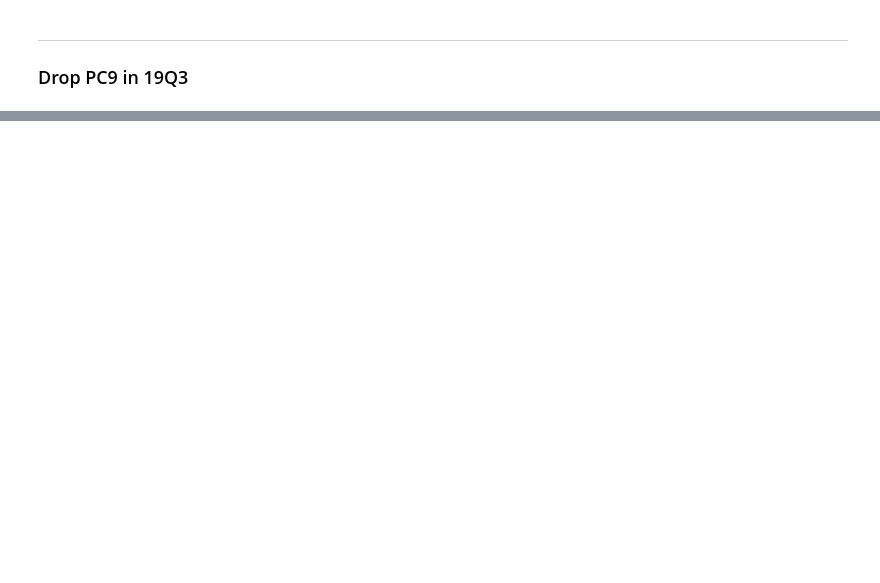
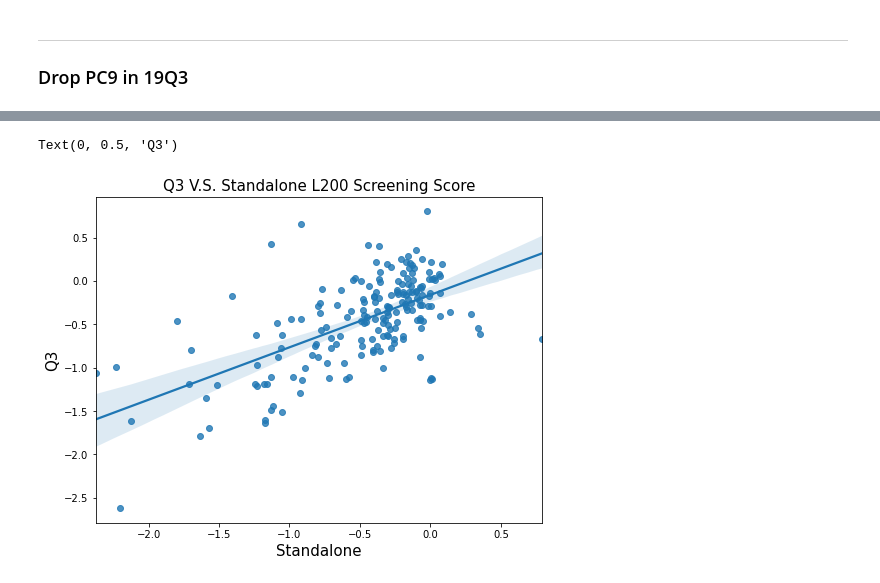
Before and after one commit to pritchardlabatpsu/cga_app, a Jupyter notebook: notebooks/R8-format_external_data-YR.ipynb, the cells around one changed output, grey strips where cells are left out. Saved outputs shown, nothing was run; the diff lists cells and outputs as text; code cells hidden in the pictures; blank space fills up the shorter version.

```diff
--- a/notebooks/R8-format_external_data-YR.ipynb
+++ b/notebooks/R8-format_external_data-YR.ipynb
@@ -106 +103,3 @@ df_l200['landmark.pseudo'] = l200_gene
+# %%
+df_l200.columns = ['landmark','PC9.1','PC9.2','mean','gene.type','scaled.score']
 # %%
@@ -141,9 +140,21 @@ PTPLB
 # %%
-### Change gene names in 19q3 and 14(dropped pc9) -- read data
+### Create stand alone l200 q3q4 file
 out_q3_dir = '../data/DepMap_DROP_PC9/19Q3'
 out_q4_dir = '../data/DepMap_DROP_PC9/19Q4'
-df_ref19q3_pc9 = pd.read_csv(os.path.join(out_q3_dir,'Achilles_gene_effect.csv'), index_col = 0)
-df_ref19q4_pc9 = pd.read_csv(os.path.join(out_q4_dir,'Achilles_gene_effect.csv'), index_col = 0)
+
+standalone_q3_dir = '../data/DepMap_PC9_Standalonel200/19Q3'
+standalone_q4_dir = '../data/DepMap_PC9_Standalonel200/19Q4'
+if not os.path.exists(standalone_q3_dir):
+    shutil.copytree(out_q3_dir,standalone_q3_dir)
+if not os.path.exists(standalone_q4_dir):
+    shutil.copytree(out_q4_dir,standalone_q4_dir)
+### Change gene names in 19q3 and 14(dropped pc9) -- read data
+df_q3 = pd.read_csv(os.path.join(standalone_q3_dir,'Achilles_gene_effect.csv'), index_col = 0)
+df_q4 = pd.read_csv(os.path.join(standalone_q4_dir,'Achilles_gene_effect.csv'), index_col = 0)
 # %%
 ### Change gene names in 19q3 and 14(dropped pc9) -- read data
-df_l200
+for i in range(0,len(df_l200)):
+    name = df_l200.loc[i,'landmark']
+    score = df_l200.loc[i,'scaled.score']
+    df_q3.loc['ACH-000113',name] = score
+    df_q4.loc['ACH-000113',name] = score
@@ -163,0 +165,6 @@ df_l200
+# %%
+### For compare original l200 and standalone l200
+for i in range(0,len(df_l200)):
+    name = df_l200.loc[i,'landmark']
+    score_q3 = df_ref19q3.loc['ACH-000113',name]
+    df_l200.loc[i,'q3.score'] = score_q3
@@ -163,0 +198,12 @@ df_l200
+# %%
+fig, ax = plt.subplots()
+fig.set_size_inches(8, 6)
+ax = sns.regplot(x='scaled.score', y='q3.score',data = df_l200)
+# corr_pear = pearsonr(df_pc9['actual'], df_pc9['predicted'])[0]
+# corr_spear = spearmanr(df_pc9['actual'], df_pc9['predicted'])[0]
+# ax.text(0.05,0.95,'rho = '+str(corr_pear),transform=ax.transAxes,fontsize = 8) #add text
+ax.set_title('Q3 V.S. Standalone L200 Screening Score', fontsize = 15)
+ax.set_xlabel('Standalone', fontsize=15);ax.set_ylabel('Q3', fontsize=15)
+# %% [output]
+Text(0, 0.5, 'Q3')
+[figure, added]
```
Also changed, not shown: parts of 11 cells of this notebook, 3 other files.
